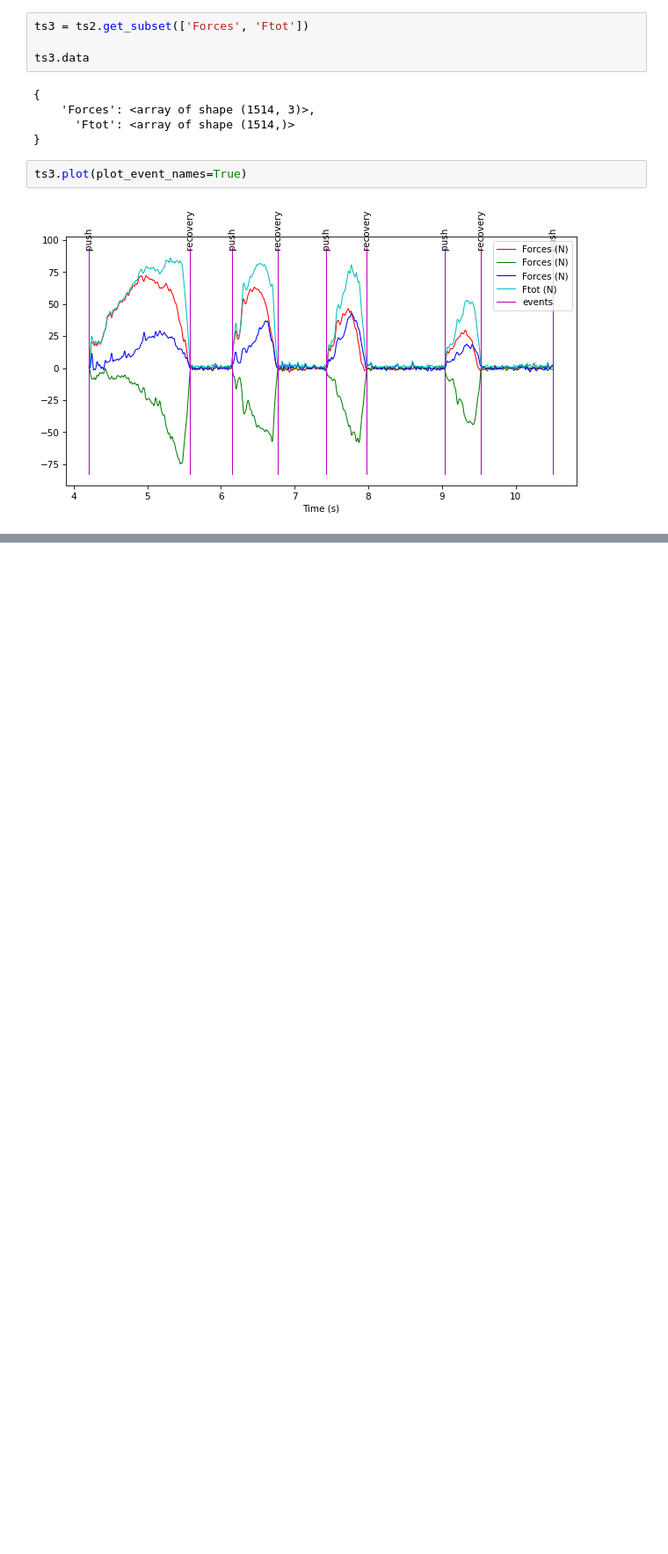
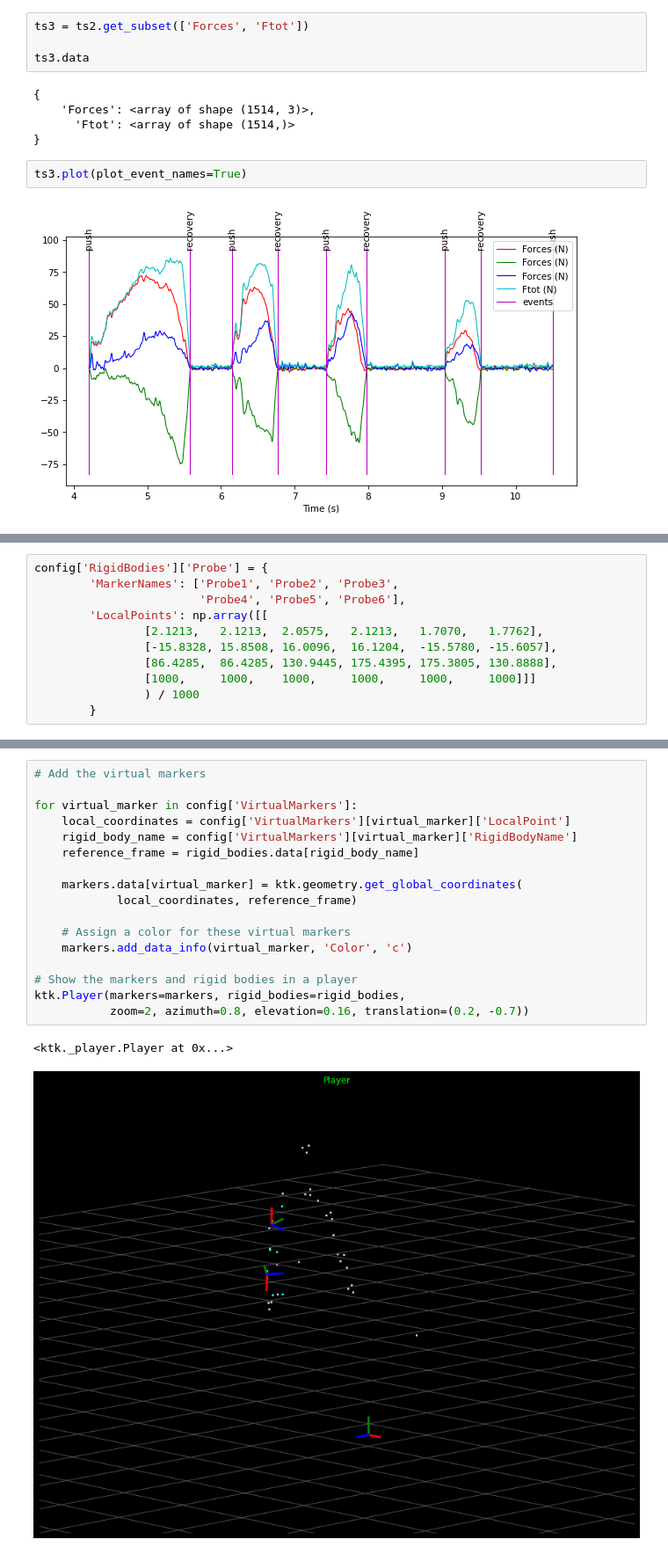
Before and after one commit to kineticstoolkit/kineticstoolkit, a Jupyter notebook: tutorials/index.ipynb, the cells around one changed output, grey strips where cells are left out. Shown at 88% size. Cells and saved outputs as stored; diff of their text form; blank space fills up the shorter version.

```diff
--- a/tutorials/index.ipynb
+++ b/tutorials/index.ipynb
@@ -349,0 +432,11 @@ ts3.plot(plot_event_names=True)
+# %%
+config['RigidBodies']['Probe'] = {
+        'MarkerNames': ['Probe1', 'Probe2', 'Probe3',
+                        'Probe4', 'Probe5', 'Probe6'],
+        'LocalPoints': np.array([[
+                [2.1213,   2.1213,  2.0575,   2.1213,   1.7070,   1.7762],
+                [-15.8328, 15.8508, 16.0096,  16.1204,  -15.5780, -15.6057],
+                [86.4285,  86.4285, 130.9445, 175.4395, 175.3805, 130.8888],
+                [1000,     1000,    1000,     1000,     1000,     1000]]]
+                ) / 1000
+        }
@@ -349,0 +534,20 @@ ts3.plot(plot_event_names=True)
+# %%
+# Add the virtual markers
+
+for virtual_marker in config['VirtualMarkers']:
+    local_coordinates = config['VirtualMarkers'][virtual_marker]['LocalPoint']
+    rigid_body_name = config['VirtualMarkers'][virtual_marker]['RigidBodyName']
+    reference_frame = rigid_bodies.data[rigid_body_name]
+
+    markers.data[virtual_marker] = ktk.geometry.get_global_coordinates(
+            local_coordinates, reference_frame)
+
+    # Assign a color for these virtual markers
+    markers.add_data_info(virtual_marker, 'Color', 'c')
+
+# Show the markers and rigid bodies in a player
+ktk.Player(markers=markers, rigid_bodies=rigid_bodies,
+           zoom=2, azimuth=0.8, elevation=0.16, translation=(0.2, -0.7))
+# %% [output]
+<ktk._player.Player at 0x...>
+[figure, added]
```
Also changed, not shown: parts of 22 cells of this notebook, 11 other files.
